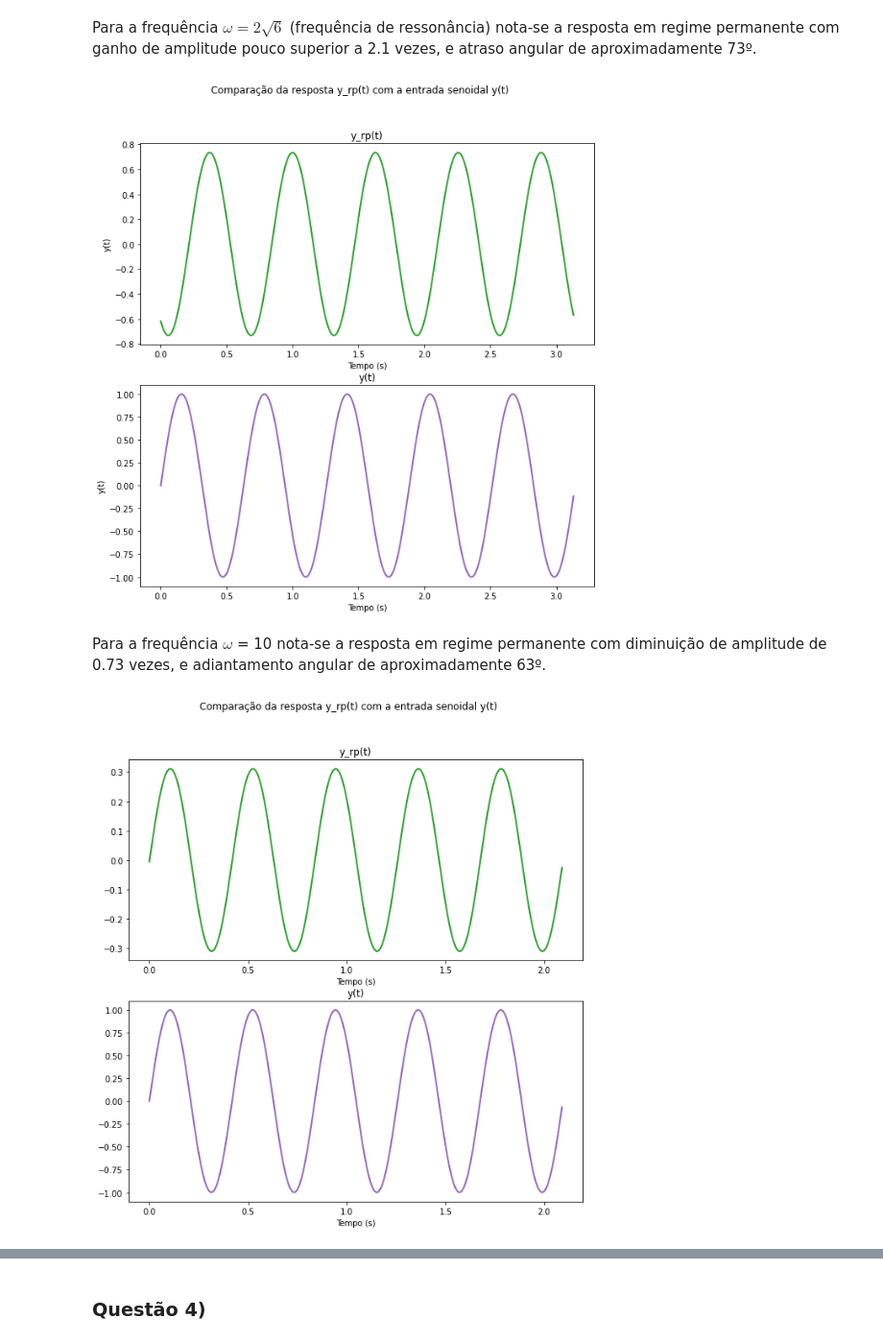
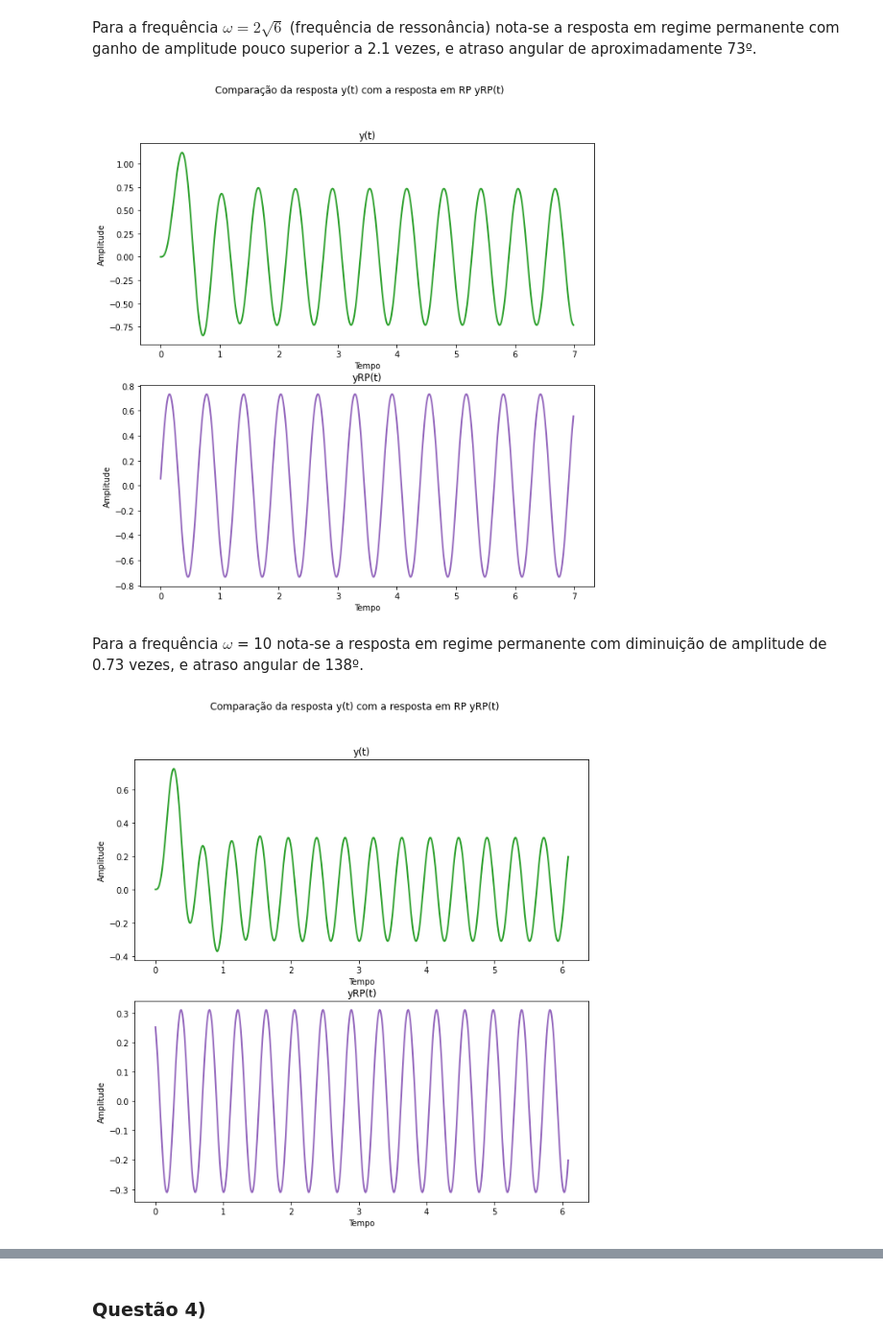
Before and after one commit to leandroassis/sist-lin-trabalho-final, a Jupyter notebook: Trabalho Final de Sistemas Lineares I.ipynb, the cells around one changed output, grey strips where cells are left out. Shown at 96% size. Drawn from its saved outputs; the diff is of its cells as text; code cells hidden in the pictures.

```diff
--- a/Trabalho Final de Sistemas Lineares I.ipynb
+++ b/Trabalho Final de Sistemas Lineares I.ipynb
@@ -229,12 +145,17 @@ Os valores foram escolhidos pois queria-se analisar o ganho relacionado ao pico
 # %%
 # f_entrada = sen(omega t)
-beta = 3 # Escolhe-se o valor de β = 3 arbitrariamente
+beta = 3 # Escolhe-se o valor de beta = 3 arbitrariamente
 y_rp = []
+yt = []
 desvios, ganhos = [], []
-for omega in [2*sp.sqrt(6), 10, 15]: # Valor de frequência escolhidos com análise de várias simulações
+for omega in [2*sp.sqrt(6), 10, 15]:
+    s = sp.symbols('s', real=True)
+    yt.append(InversaLaPlace(H_s(beta)*LaPlace(sp.sin(omega*t))))
     s = j*omega
     mod = Modulo(H_s(beta).as_numer_denom()[0], H_s(beta).as_numer_denom()[1], False)
     fase = Fase(H_s(beta).as_numer_denom()[0], H_s(beta).as_numer_denom()[1])
+    if fase >= 0:
+        fase -= 180
     desvios.append(fase)
     ganhos.append(mod)
     y_rp.append(mod*sp.sin(omega*t + fase)) # Salva o valor de y_rp = mod*sen(omega t + θ)
@@ -268,17 +202,17 @@ duplot(y_rp[0], sp.sin(2*sp.sqrt(6)*t) , intervalo, 'Tempo (s)', 'y(t)', ['y_rp(
 # %% [markdown]
 Para a frequência $\omega = 2\sqrt{6}$ (frequência de ressonância) nota-se a resposta em regime permanente com ganho de amplitude pouco superior a 2.1 vezes, e atraso angular de aproximadamente 73º.
 # %%
-intervalo = np.arange(0, 3.14, 0.01)
-duplot(y_rp[1], sp.sin(10*t), intervalo, 'Tempo (s)', 'y(t)', ['y_rp(t)','y(t)'],'Comparação da resposta y_rp(t) com a entrada senoidal y(t)')
+intervalo = np.arange(0, 7, 0.01)
+duplot(yt[1], y_rp[1], intervalo, 'Tempo', 'Amplitude', ['y(t)','yRP(t)'],'Comparação da resposta y(t) com a resposta em RP yRP(t)')
 # Plota a comparação de y_rp(t) e y(t) para omega = 10
 # %% [output]
-[figure, old version]
+[figure, new version]
 # %% [markdown]
-Para a frequência $\omega$ = 10 nota-se a resposta em regime permanente com diminuição de amplitude de 0.73 vezes, e adiantamento angular de aproximadamente 63º.
+Para a frequência $\omega$ = 10 nota-se a resposta em regime permanente com diminuição de amplitude de 0.73 vezes, e atraso angular de 138º.
 # %%
-intervalo = np.arange(0, 2.1, 0.01)
-duplot(y_rp[2], sp.sin(15*t), intervalo, 'Tempo (s)', '', ['y_rp(t)','y(t)'],'Comparação da resposta y_rp(t) com a entrada senoidal y(t)')
+intervalo = np.arange(0, 6.1, 0.01)
+duplot(yt[2] ,y_rp[2], intervalo, 'Tempo', 'Amplitude', ['y(t)','yRP(t)'],'Comparação da resposta y(t) com a resposta em RP yRP(t)')
 # Plota a comparação de y_rp(t) e y(t) para omega = 15
 # %% [output]
-[figure, old version]
+[figure, new version]
 # %% [markdown]
```
Also changed, not shown: parts of 39 cells of this notebook, 10 other files.
